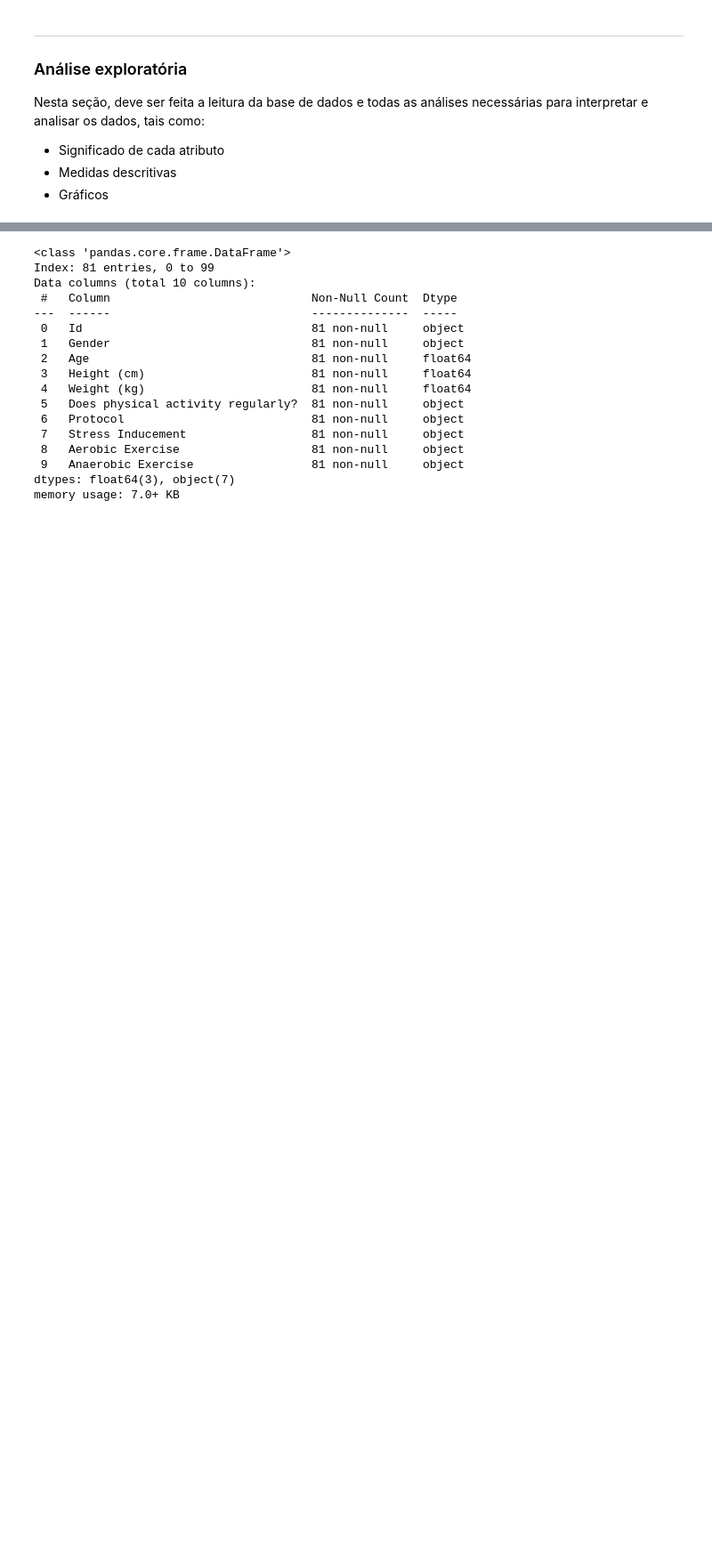
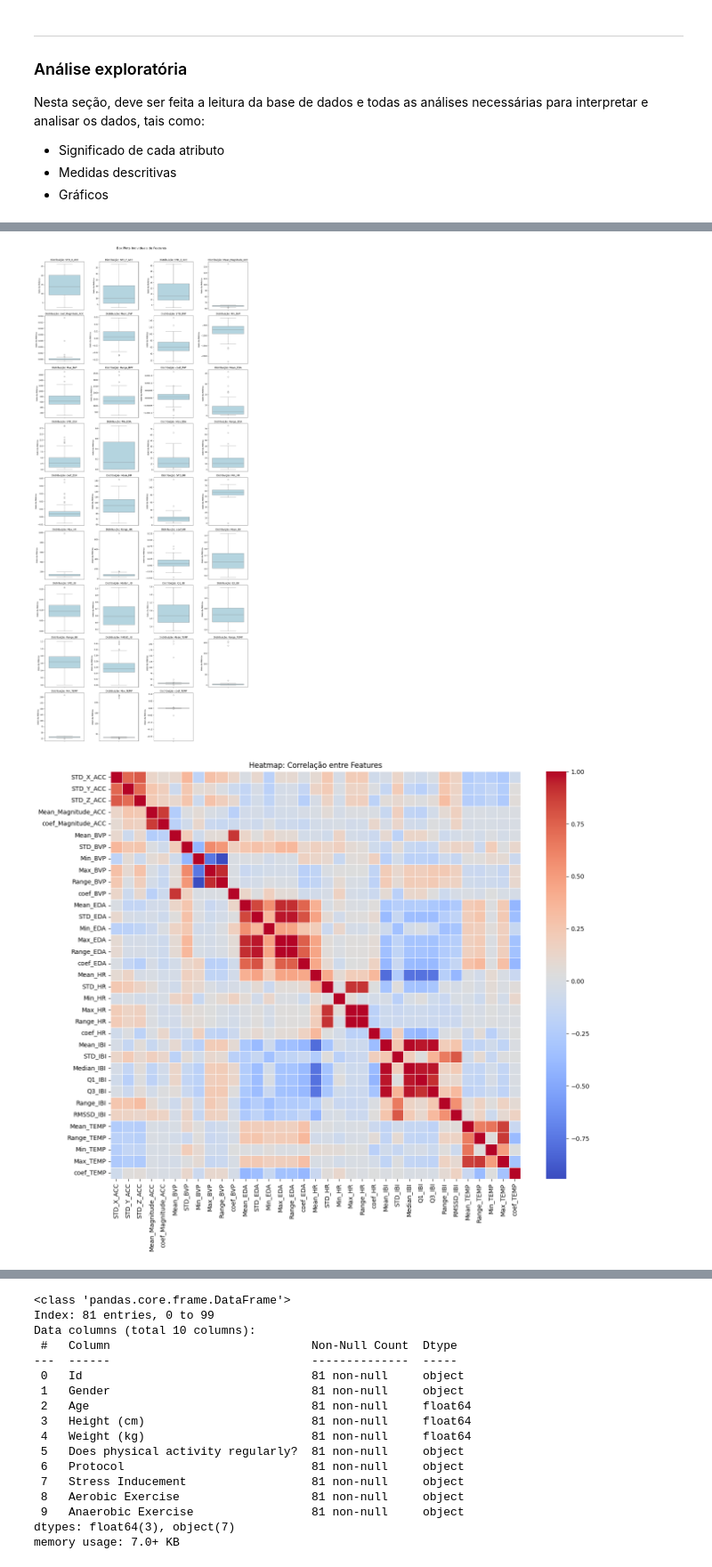
Before and after one commit to ottonifel/PROJETO_ML_FelipeOttoni_LeticiaAlmeida, a Jupyter notebook: main.ipynb, the cells around one changed output, grey strips where cells are left out. Shown at 89% size. Saved outputs shown, nothing was run; the diff lists cells and outputs as text; code cells hidden in the pictures; blank space fills up the shorter version.

```diff
--- a/main.ipynb
+++ b/main.ipynb
@@ -62,0 +243,14 @@ memory usage: 7.9+ KB
+# %%
+# análise básica do dataframe df_sensors
+df_sensors = df_sensors.merge(df_train, on="Id", how="inner")
+display(df_sensors.head(n=10))
+print("\nInfo:")
+df_sensors.info()
+print("\nDescribe (métricas):")
+print(df_sensors.describe())
+print("\nShape:")
+print(df_sensors.shape)
+print("\nQuantidade Valores Nulos:")
+print(df_sensors.isnull().sum())
+print("\nLinhas Duplicadas:")
+print(df_sensors.duplicated().sum())
@@ -62,0 +287,16 @@ memory usage: 7.9+ KB
+# %%
+import seaborn as sns
+import matplotlib.pyplot as plt
+from scripts import plot_boxplots_por_classe, plot_individual_boxplots, plot_heatmap
+
+# 1. CONJUNTO DE BOXPLOTS INDIVIDUAIS: df_sensors
+plot_individual_boxplots(df_sensors)
+
+# 2. HEATMAP: df_sensors
+plot_heatmap(df_sensors)
+
+# BOXPLOT POR CLASSE: df_sensors
+plot_boxplots_por_classe(df_sensors)
+# %% [output]
+[figure, added]
+[figure, added]
```
Also changed, not shown: parts of 16 cells of this notebook, 2 other files.
